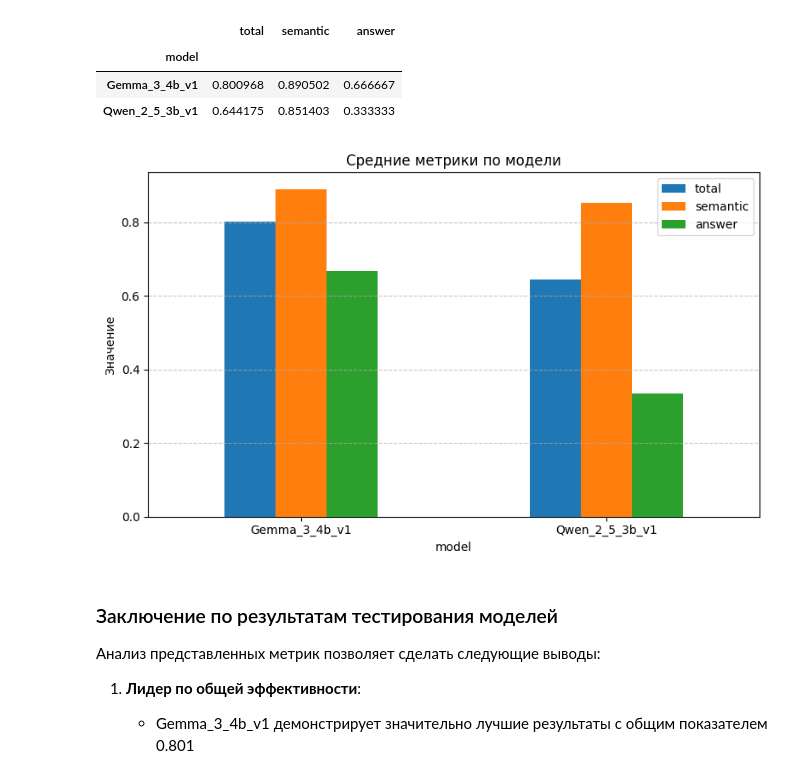
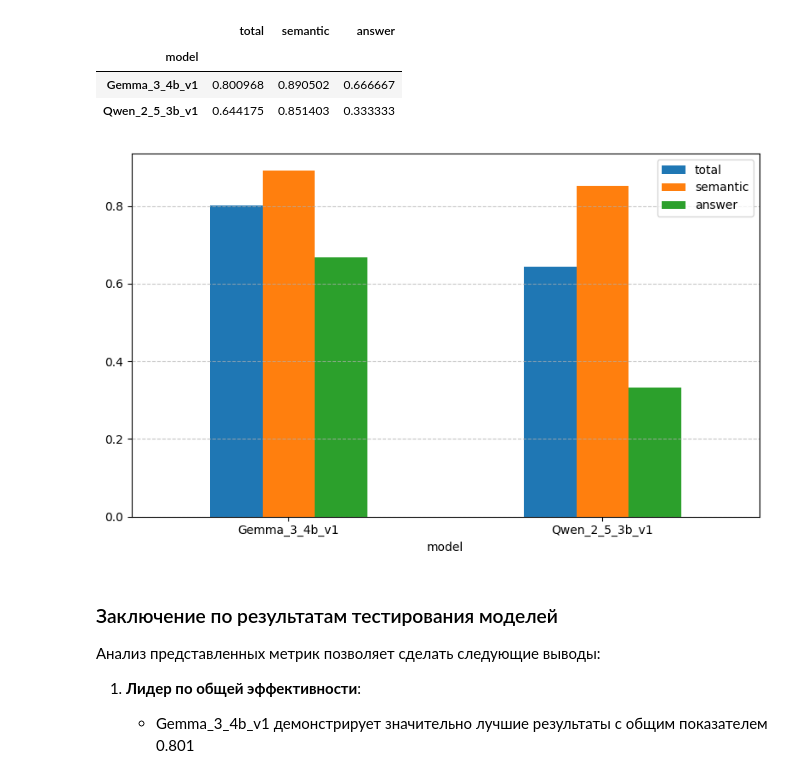
Before and after one commit to ann04ka/EyeTracking_NLP, a Jupyter notebook: EyeTracking_NLP.ipynb, the cells around one changed output. Drawn from its saved outputs; the diff is of its cells as text; code cells hidden in the pictures.

```diff
--- a/EyeTracking_NLP.ipynb
+++ b/EyeTracking_NLP.ipynb
@@ -1092,7 +1053,9 @@ write_list_of_lists_to_json(f'/content/drive/MyDrive/data/{version}.json', resul
 read_list_of_lists = read_list_of_lists_from_json(f'/content/drive/MyDrive/data/{version}.json')
 print(read_list_of_lists[5])
 # %%
-blip = read_list_of_lists_from_json(f'/content/drive/MyDrive/data/{version}.json')
+version = 'GEMMA'
+
+blip = read_list_of_lists_from_json(f'/content/drive/MyDrive/data/{version}_version.json')
 
 blip_result = []
 
@@ -1513,3 +1459,18 @@ TrainOutput(global_step=63, training_loss=1.9586085364932107, metrics={'train_ru
 trainer.save_model('/content/data/Qwen_2_5_3b_v1')
 # %% [markdown]
 ## qwen v1
+# %%
+import torch
+from qwen_vl_utils import process_vision_info
+from transformers import AutoProcessor, AutoTokenizer, AutoModelForImageTextToText
+
+version = 'Qwen_2_5_3b_v1'
+model_name = '/content/Qwen_2_5_3B_v12'
+processor = AutoProcessor.from_pretrained('Qwen/Qwen2.5-VL-3B-Instruct', use_fast=True)
+tokenizer = AutoTokenizer.from_pretrained(model_name)
+
+model = AutoModelForImageTextToText.from_pretrained(
+    model_name,
+    torch_dtype="auto",
+    device_map="auto",
+)
@@ -1834,0 +1814,18 @@ wandb: WARNING The get_url method is deprecated and will be removed in a future
+# %%
+from transformers import AutoTokenizer, AutoProcessor, AutoModelForImageTextToText, AutoModel
+from qwen_vl_utils import process_vision_info
+from PIL import Image
+import torch
+from accelerate import Accelerator
+
+accelerator = Accelerator()
+
+version = 'Gemma_3_4b_v1'
+model_name = '/content/' + version
+tokenizer = AutoTokenizer.from_pretrained(model_name)
+
+model = AutoModelForImageTextToText.from_pretrained(
+    model_name,
+    torch_dtype="auto",
+    device_map="auto"
+)
@@ -1835 +1838,3 @@ wandb: WARNING The get_url method is deprecated and will be removed in a future
+# %%
+processor = AutoProcessor.from_pretrained("google/gemma-3-4b-it", use_fast=True)
 # %%
@@ -1968,15 +1944,15 @@ v1_model_stats.to_csv('v1_model_metrics_summary.csv')
 # %%
 import matplotlib.pyplot as plt
 
 v1_model_stats.plot(kind='bar', figsize=(8, 5))
-plt.title('Средние метрики по модели')
-plt.ylabel('Значение')
+# plt.title('Средние метрики по модели')
+# plt.ylabel('Значение')
 plt.xticks(rotation=0)
 plt.grid(axis='y', linestyle='--', alpha=0.7)
 plt.tight_layout()
 plt.show()
 # %% [output]
-[figure, old version]
+[figure, new version]
 # %% [markdown]
 ### Заключение по результатам тестирования моделей
 
```
Also changed, not shown: parts of 40 cells of this notebook.
